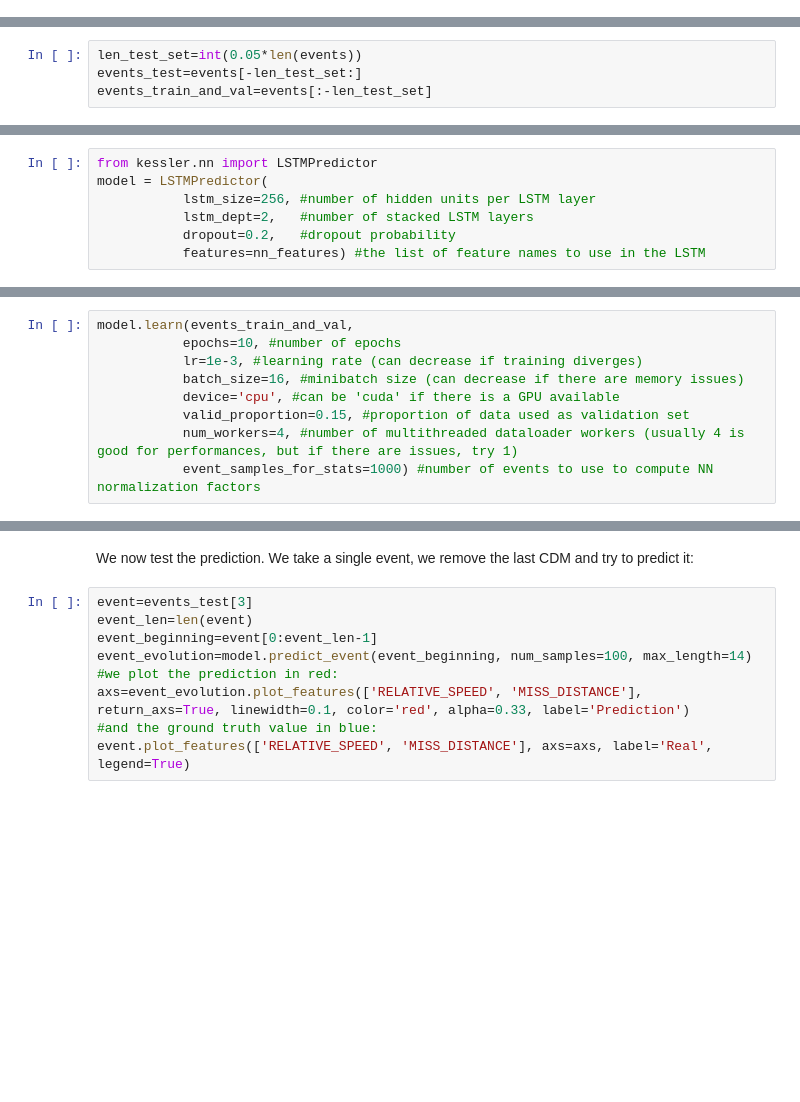
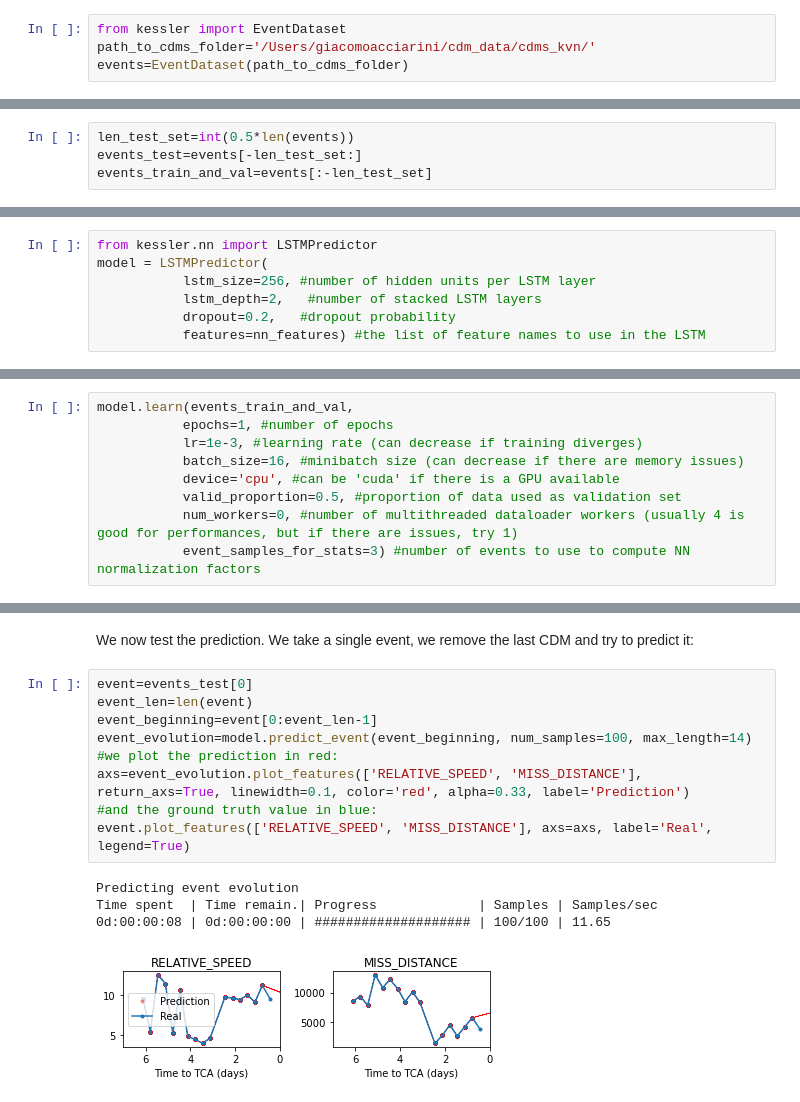
Before and after one commit to kesslerlib/kessler, a Jupyter notebook: docs/source/tutorials/LSTM_training.ipynb, the cells around one changed output, grey strips where cells are left out. Cells and saved outputs as stored; diff of their text form; blank space fills up the shorter version.

```diff
--- a/docs/source/tutorials/LSTM_training.ipynb
+++ b/docs/source/tutorials/LSTM_training.ipynb
@@ -8,0 +8,4 @@ We can then first define the features that have to be taken into account during
+# %%
+from kessler import EventDataset
+path_to_cdms_folder='/Users/giacomoacciarini/cdm_data/cdms_kvn/'
+events=EventDataset(path_to_cdms_folder)
@@ -11,7 +23,7 @@ nn_features=events.common_features(only_numeric=True)
 # %% [markdown]
 We can then split the data into test (here defined as 5% of the total number of events) and training & validation set:
 # %%
-len_test_set=int(0.05*len(events))
+len_test_set=int(0.5*len(events))
 events_test=events[-len_test_set:]
 events_train_and_val=events[:-len_test_set]
 # %% [markdown]
@@ -20,17 +32,17 @@ Finally, we create the LSTM predictor, by defining the LSTM hyperparameters as w
 from kessler.nn import LSTMPredictor
 model = LSTMPredictor(
            lstm_size=256, #number of hidden units per LSTM layer
-           lstm_dept=2,   #number of stacked LSTM layers
+           lstm_depth=2,   #number of stacked LSTM layers
            dropout=0.2,   #dropout probability
            features=nn_features) #the list of feature names to use in the LSTM
 # %% [markdown]
 Then we start the training process:
 # %%
 model.learn(events_train_and_val,
-           epochs=10, #number of epochs
+           epochs=1, #number of epochs
            lr=1e-3, #learning rate (can decrease if training diverges)
            batch_size=16, #minibatch size (can decrease if there are memory issues)
            device='cpu', #can be 'cuda' if there is a GPU available
-           valid_proportion=0.15, #proportion of data used as validation set
-           num_workers=4, #number of multithreaded dataloader workers (usually 4 is good for performances, but if there are issues, try 1)
-           event_samples_for_stats=1000) #number of events to use to compute NN normalization factors
+           valid_proportion=0.5, #proportion of data used as validation set
+           num_workers=0, #number of multithreaded dataloader workers (usually 4 is good for performances, but if there are issues, try 1)
+           event_samples_for_stats=3) #number of events to use to compute NN normalization factors
@@ -42,11 +61,16 @@ model.plot_loss(file_name='plot_loss.pdf')
 # %% [markdown]
 We now test the prediction. We take a single event, we remove the last CDM and try to predict it:
 # %%
-event=events_test[3]
+event=events_test[0]
 event_len=len(event)
 event_beginning=event[0:event_len-1]
 event_evolution=model.predict_event(event_beginning, num_samples=100, max_length=14)
 #we plot the prediction in red:
 axs=event_evolution.plot_features(['RELATIVE_SPEED', 'MISS_DISTANCE'], return_axs=True, linewidth=0.1, color='red', alpha=0.33, label='Prediction')
 #and the ground truth value in blue:
 event.plot_features(['RELATIVE_SPEED', 'MISS_DISTANCE'], axs=axs, label='Real', legend=True)
+# %% [output]
+Predicting event evolution
+Time spent  | Time remain.| Progress             | Samples | Samples/sec
+0d:00:00:08 | 0d:00:00:00 | #################### | 100/100 | 11.65
+[figure, added]
```
Also changed, not shown: parts of 6 cells of this notebook, 3 other files.
